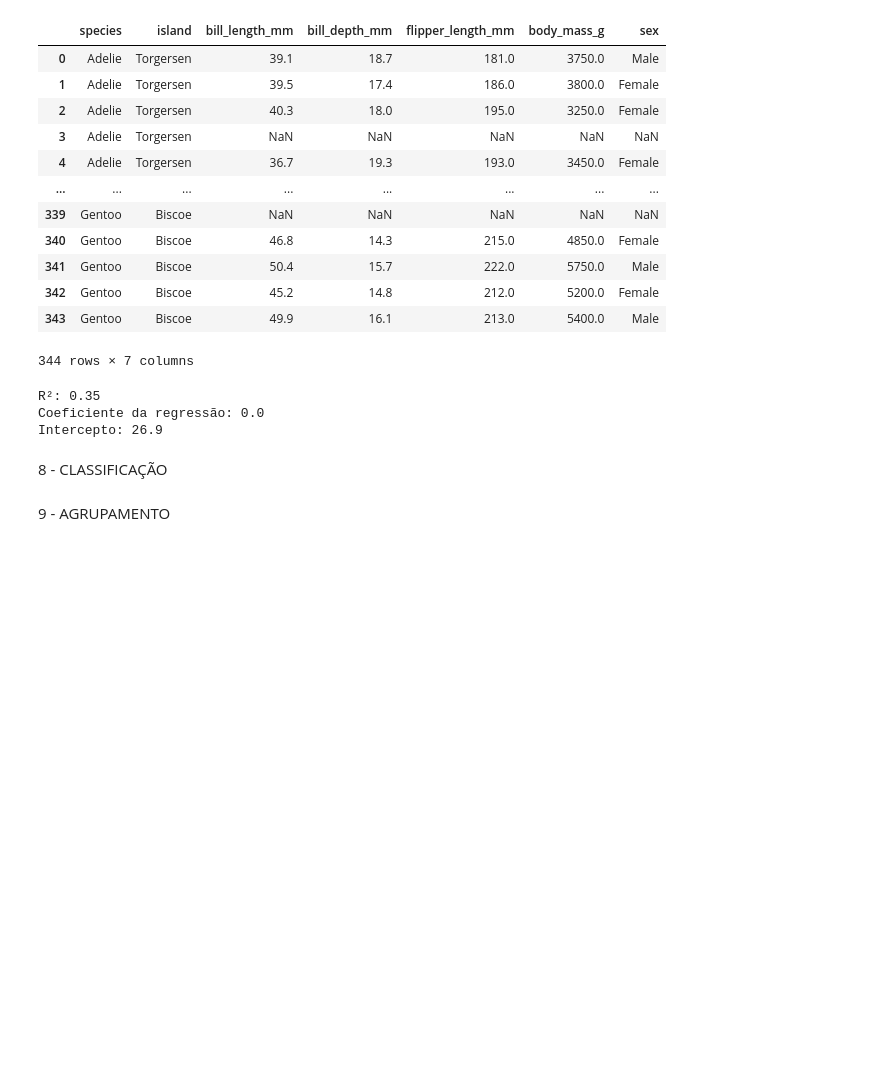
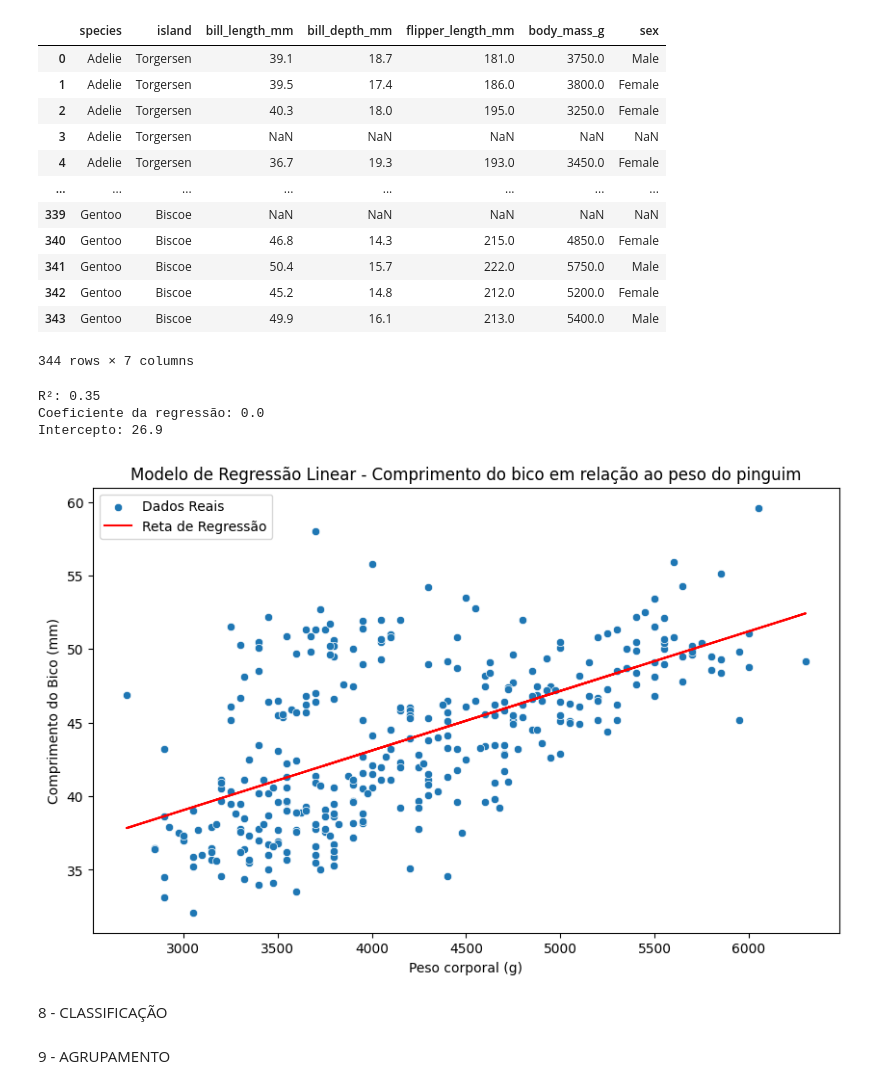
Before and after one commit to fabiofonv/cursoUspCdD, a Jupyter notebook: atividade.ipynb, the cells around one changed output. Drawn from its saved outputs; the diff is of its cells as text; code cells hidden in the pictures; blank space fills up the shorter version.

```diff
--- a/atividade.ipynb
+++ b/atividade.ipynb
@@ -493,6 +498,17 @@ print(f'Intercepto: {intercept}')
 R²: 0.35
 Coeficiente da regressão: 0.0
 Intercepto: 26.9
+# %%
+plt.figure(figsize=(10, 6))
+sns.scatterplot(x=X['body_mass_g'], y=y, label='Dados Reais')
+plt.plot(X['body_mass_g'], y_pred, color='red', label='Reta de Regressão')
+plt.title('Regressão Linear - Comprimento do bico em relação ao peso corporal do pinguim')
+plt.xlabel('Peso corporal (g)')
+plt.ylabel('Comprimento do Bico (mm)')
+plt.legend()
+plt.show()
+# %% [output]
+[figure, added]
 # %% [markdown]
 8 - CLASSIFICAÇÃO
 # %% [markdown]
```
Also changed, not shown: parts of 1 cell of this notebook.
